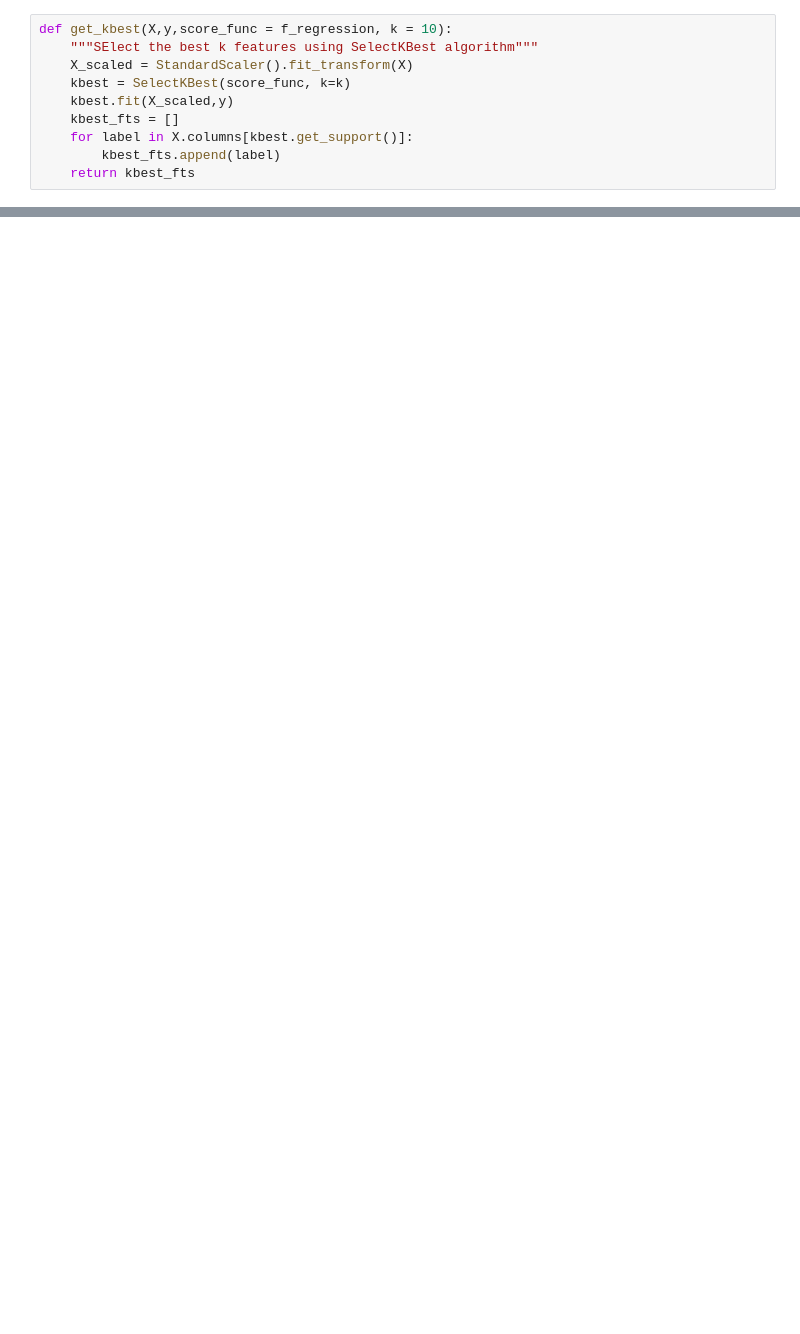
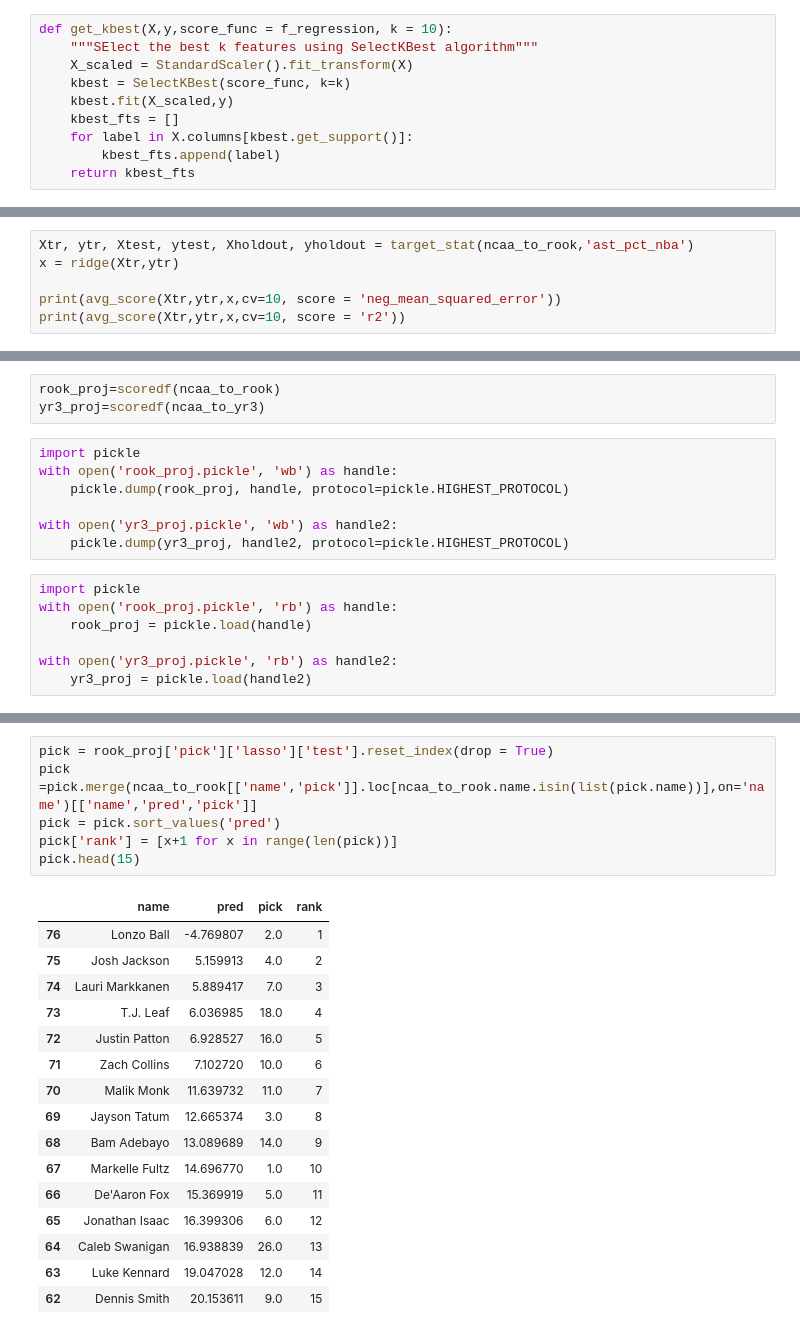
Before and after one commit to KaanME/NBA-Draft-Model, a Jupyter notebook: Models.ipynb, the cells around one changed output, grey strips where cells are left out. Drawn from its saved outputs; the diff is of its cells as text; blank space fills up the shorter version.

```diff
--- a/Models.ipynb
+++ b/Models.ipynb
@@ -490,0 +269,6 @@ forest_per = forest(Xtr,ytr)
+# %%
+Xtr, ytr, Xtest, ytest, Xholdout, yholdout = target_stat(ncaa_to_rook,'ast_pct_nba')
+x = ridge(Xtr,ytr)
+
+print(avg_score(Xtr,ytr,x,cv=10, score = 'neg_mean_squared_error'))
+print(avg_score(Xtr,ytr,x,cv=10, score = 'r2'))
@@ -490,0 +327,17 @@ forest_per = forest(Xtr,ytr)
+# %%
+rook_proj=scoredf(ncaa_to_rook)
+yr3_proj=scoredf(ncaa_to_yr3)
+# %%
+import pickle
+with open('rook_proj.pickle', 'wb') as handle:
+    pickle.dump(rook_proj, handle, protocol=pickle.HIGHEST_PROTOCOL)
+
+with open('yr3_proj.pickle', 'wb') as handle2:
+    pickle.dump(yr3_proj, handle2, protocol=pickle.HIGHEST_PROTOCOL)
+# %%
+import pickle
+with open('rook_proj.pickle', 'rb') as handle:
+    rook_proj = pickle.load(handle)
+
+with open('yr3_proj.pickle', 'rb') as handle2:
+    yr3_proj = pickle.load(handle2)
@@ -490,0 +668,23 @@ forest_per = forest(Xtr,ytr)
+# %%
+pick = rook_proj['pick']['lasso']['test'].reset_index(drop = True)
+pick =pick.merge(ncaa_to_rook[['name','pick']].loc[ncaa_to_rook.name.isin(list(pick.name))],on='name')[['name','pred','pick']]
+pick = pick.sort_values('pred')
+pick['rank'] = [x+1 for x in range(len(pick))]
+pick.head(15)
+# %% [output]
+|  | name | pred | pick | rank |
+| 76 | Lonzo Ball | -4.769807 | 2.0 | 1 |
+| 75 | Josh Jackson | 5.159913 | 4.0 | 2 |
+| 74 | Lauri Markkanen | 5.889417 | 7.0 | 3 |
+| 73 | T.J. Leaf | 6.036985 | 18.0 | 4 |
+| 72 | Justin Patton | 6.928527 | 16.0 | 5 |
+| 71 | Zach Collins | 7.102720 | 10.0 | 6 |
+| 70 | Malik Monk | 11.639732 | 11.0 | 7 |
+| 69 | Jayson Tatum | 12.665374 | 3.0 | 8 |
+| 68 | Bam Adebayo | 13.089689 | 14.0 | 9 |
+| 67 | Markelle Fultz | 14.696770 | 1.0 | 10 |
+| 66 | De'Aaron Fox | 15.369919 | 5.0 | 11 |
+| 65 | Jonathan Isaac | 16.399306 | 6.0 | 12 |
+| 64 | Caleb Swanigan | 16.938839 | 26.0 | 13 |
+| 63 | Luke Kennard | 19.047028 | 12.0 | 14 |
+| 62 | Dennis Smith | 20.153611 | 9.0 | 15 |
```
Also changed, not shown: parts of 68 cells of this notebook.
